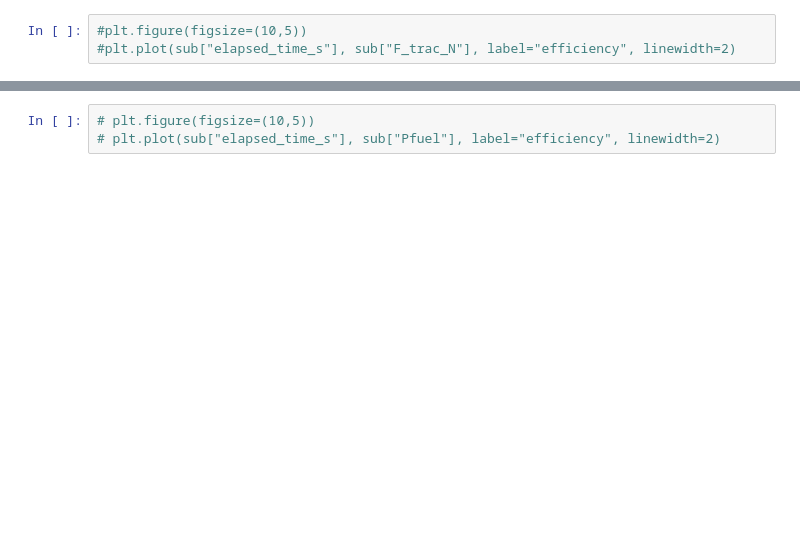
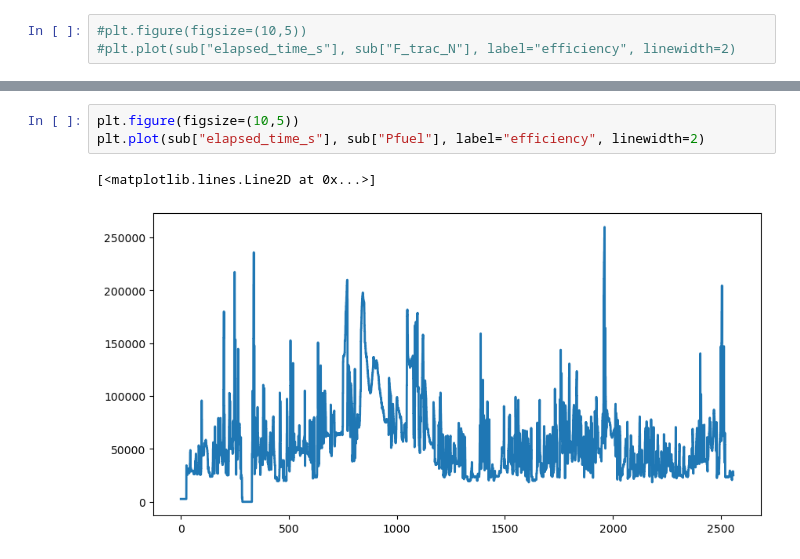
Before and after one commit to HarryHuckstep/DriveSim-AI-Lboro-Group, a Jupyter notebook: tests_notebooks/chemical_efficiency_source.ipynb, the cells around one changed output, grey strips where cells are left out. Drawn from its saved outputs; the diff is of its cells as text; blank space fills up the shorter version.

```diff
--- a/tests_notebooks/chemical_efficiency_source.ipynb
+++ b/tests_notebooks/chemical_efficiency_source.ipynb
@@ -270,4 +71,7 @@ trip_efficiency
 # %%
-# plt.figure(figsize=(10,5))
-# plt.plot(sub["elapsed_time_s"], sub["Pfuel"], label="efficiency", linewidth=2)
+plt.figure(figsize=(10,5))
+plt.plot(sub["elapsed_time_s"], sub["Pfuel"], label="efficiency", linewidth=2)
+# %% [output]
+[<matplotlib.lines.Line2D at 0x...>]
+[figure, added]
 # %%
```
Also changed, not shown: parts of 24 cells of this notebook, 6 other files.
